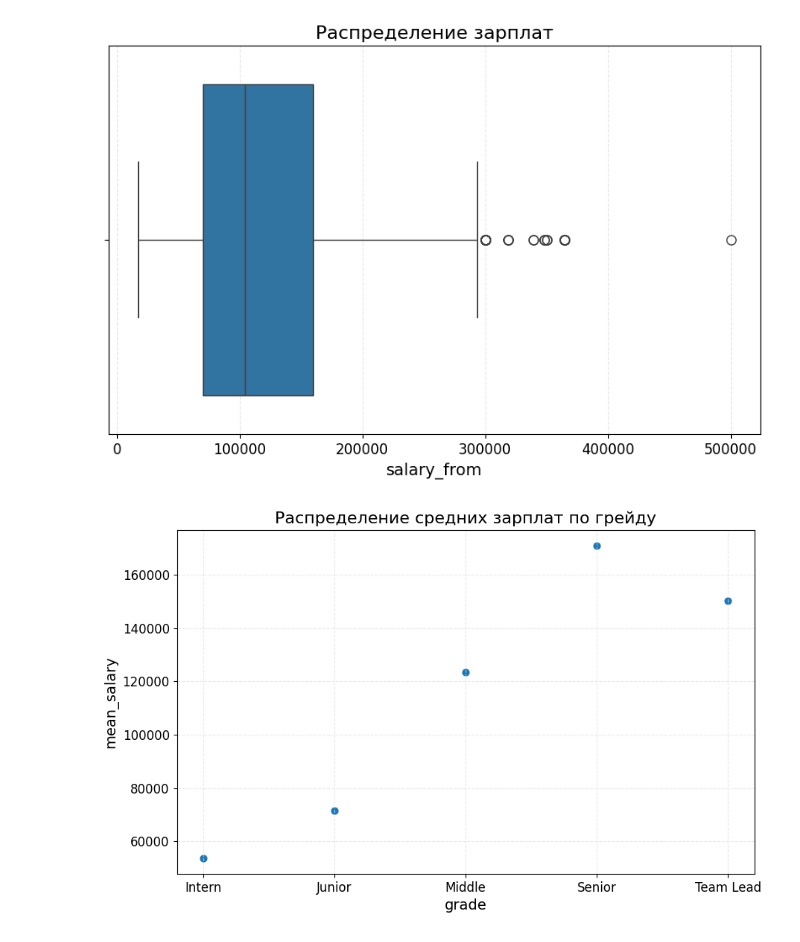
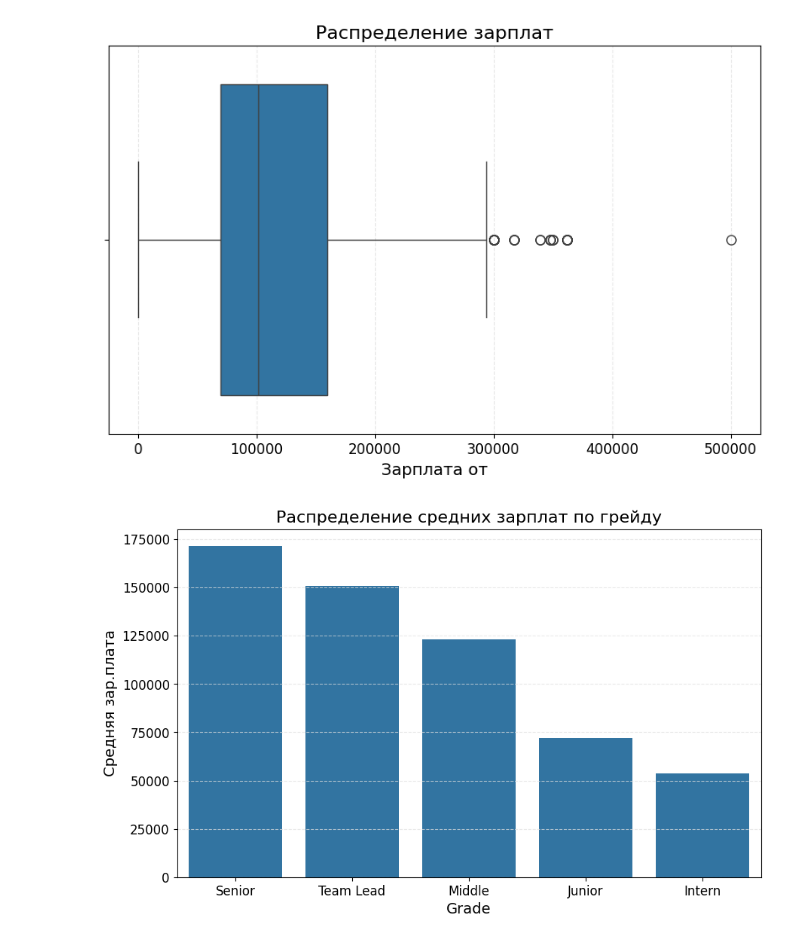
Before and after one commit to Capym9h/hh_project, a Jupyter notebook: py_analytics.ipynb, the cells around one changed output. Cells and saved outputs as stored; diff of their text form; code cells hidden in the pictures.

```diff
--- a/py_analytics.ipynb
+++ b/py_analytics.ipynb
@@ -78,6 +78,12 @@ min       17400.000000
 75%      160000.000000
 max      500000.000000
 Name: salary_from, dtype: float64
+# %%
+def capture_figures(title, xlabel=None, ylabel=None):
+    plt.title(title) if title else plt.title('')
+    plt.xlabel(xlabel) if xlabel else plt.xlabel('')
+    plt.ylabel(ylabel) if ylabel else plt.ylabel('')
+    plt.show()
 # %%
 hh_df['j_date'] = hh_df.published_at.dt.date
 
@@ -98,17 +104,19 @@ plt.show()
 # %%
-plt.title('Распределение зарплат')
+capture_figures('Распределение зарплат', xlabel='Зарплата от')
+'Распределение средней ЗП по дням'
 sns.boxplot(data = hh_df, x='salary_from')
 plt.show()
 # %% [output]
-[figure, old version]
+[figure, new version]
 # %%
 grade_salary = hh_df.groupby(['grade']).agg(
     mean_salary = ('salary_from','mean'),
     median_salary = ('salary_from','median')
-).reset_index()
+).reset_index().sort_values(by='mean_salary', ascending=False)
 
-plt.title('Распределение средних зарплат по грейду')
-sns.scatterplot(data=grade_salary, y='mean_salary', x='grade');
+
+sns.barplot(data=grade_salary, y='mean_salary', x='grade')
+capture_figures('Распределение средних зарплат по грейду', ylabel='Средняя зар.плата', xlabel='Grade')
 # %% [output]
-[figure, old version]
+[figure, new version]
 # %%
```
Also changed, not shown: parts of 13 cells of this notebook, 7 other files.
